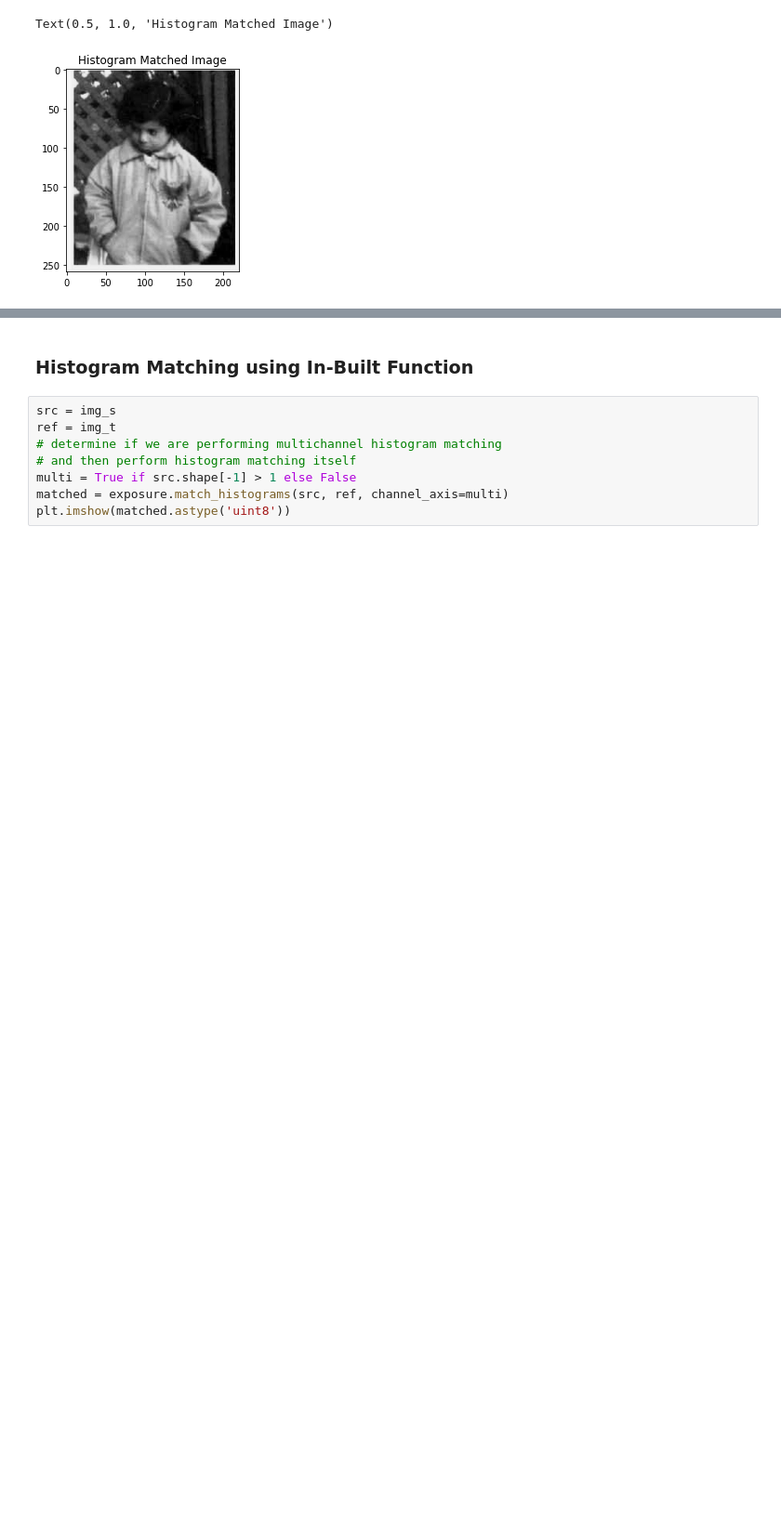
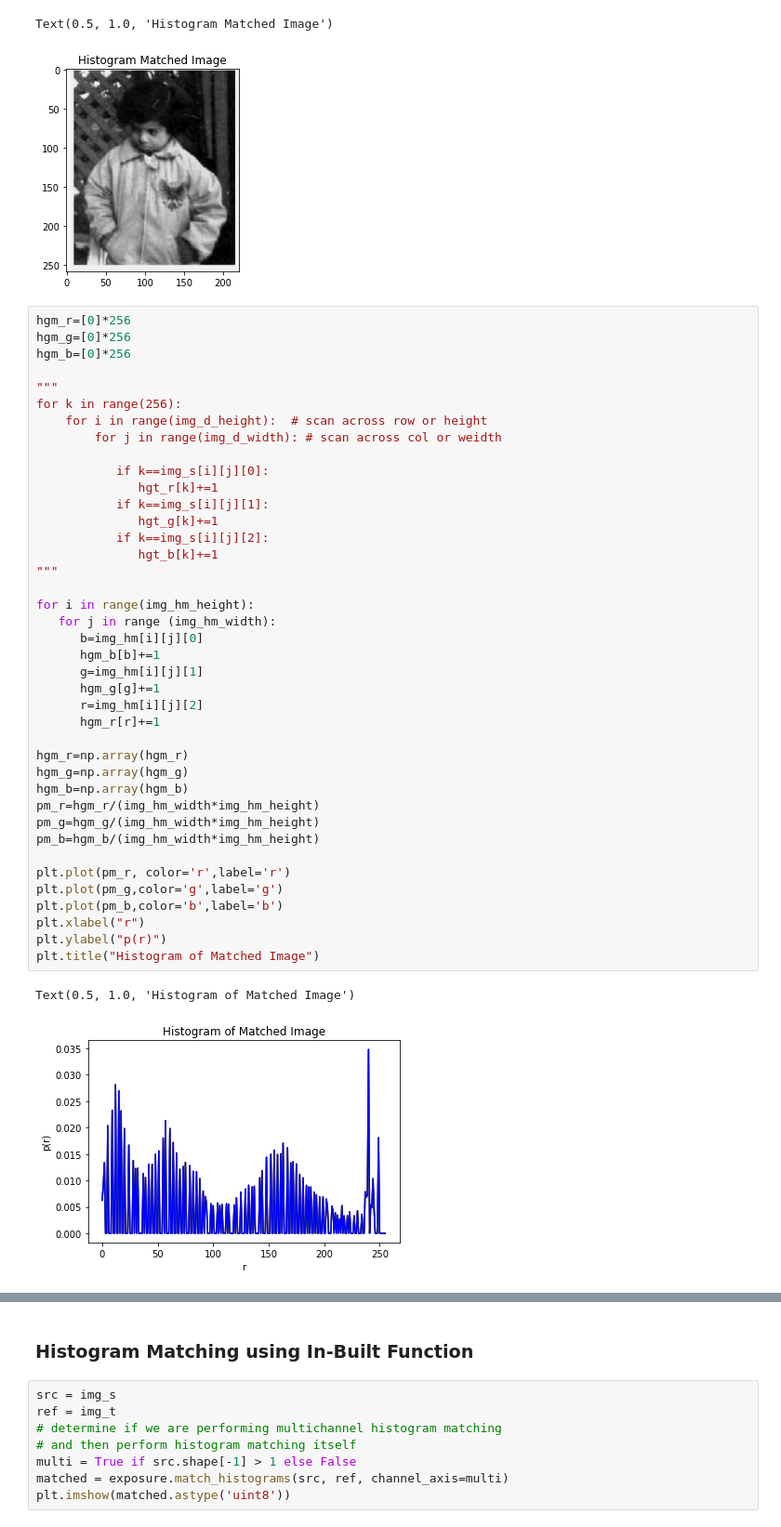
Before and after one commit to rad-mit/CS5102-Digital-Image-Processing-Project, a Jupyter notebook: Assignments/Assignment-5/DIP_Assignment_5.ipynb, the cells around one changed output, grey strips where cells are left out. Shown at 93% size. Drawn from its saved outputs; the diff is of its cells as text; blank space fills up the shorter version.

```diff
--- a/Assignments/Assignment-5/DIP_Assignment_5.ipynb
+++ b/Assignments/Assignment-5/DIP_Assignment_5.ipynb
@@ -338,3 +376,46 @@ plt.title("Histogram Matched Image")
 # %% [output]
 Text(0.5, 1.0, 'Histogram Matched Image')
 [figure]
+# %%
+hgm_r=[0]*256
+hgm_g=[0]*256
+hgm_b=[0]*256
+
+"""
+for k in range(256):
+    for i in range(img_d_height):  # scan across row or height
+        for j in range(img_d_width): # scan across col or weidth
+
+           if k==img_s[i][j][0]:
+              hgt_r[k]+=1
+           if k==img_s[i][j][1]:
+              hgt_g[k]+=1
+           if k==img_s[i][j][2]:
+              hgt_b[k]+=1
+"""
+
+for i in range(img_hm_height):
+   for j in range (img_hm_width):
+      b=img_hm[i][j][0]
+      hgm_b[b]+=1
+      g=img_hm[i][j][1]
+      hgm_g[g]+=1
+      r=img_hm[i][j][2]
+      hgm_r[r]+=1
+
+hgm_r=np.array(hgm_r)
+hgm_g=np.array(hgm_g)
+hgm_b=np.array(hgm_b)
+pm_r=hgm_r/(img_hm_width*img_hm_height)
+pm_g=hgm_g/(img_hm_width*img_hm_height)
+pm_b=hgm_b/(img_hm_width*img_hm_height)
+
+plt.plot(pm_r, color='r',label='r')
+plt.plot(pm_g,color='g',label='g')
+plt.plot(pm_b,color='b',label='b')
+plt.xlabel("r")
+plt.ylabel("p(r)")
+plt.title("Histogram of Matched Image")
+# %% [output]
+Text(0.5, 1.0, 'Histogram of Matched Image')
+[figure, added]
```
Also changed, not shown: parts of 5 cells of this notebook.
